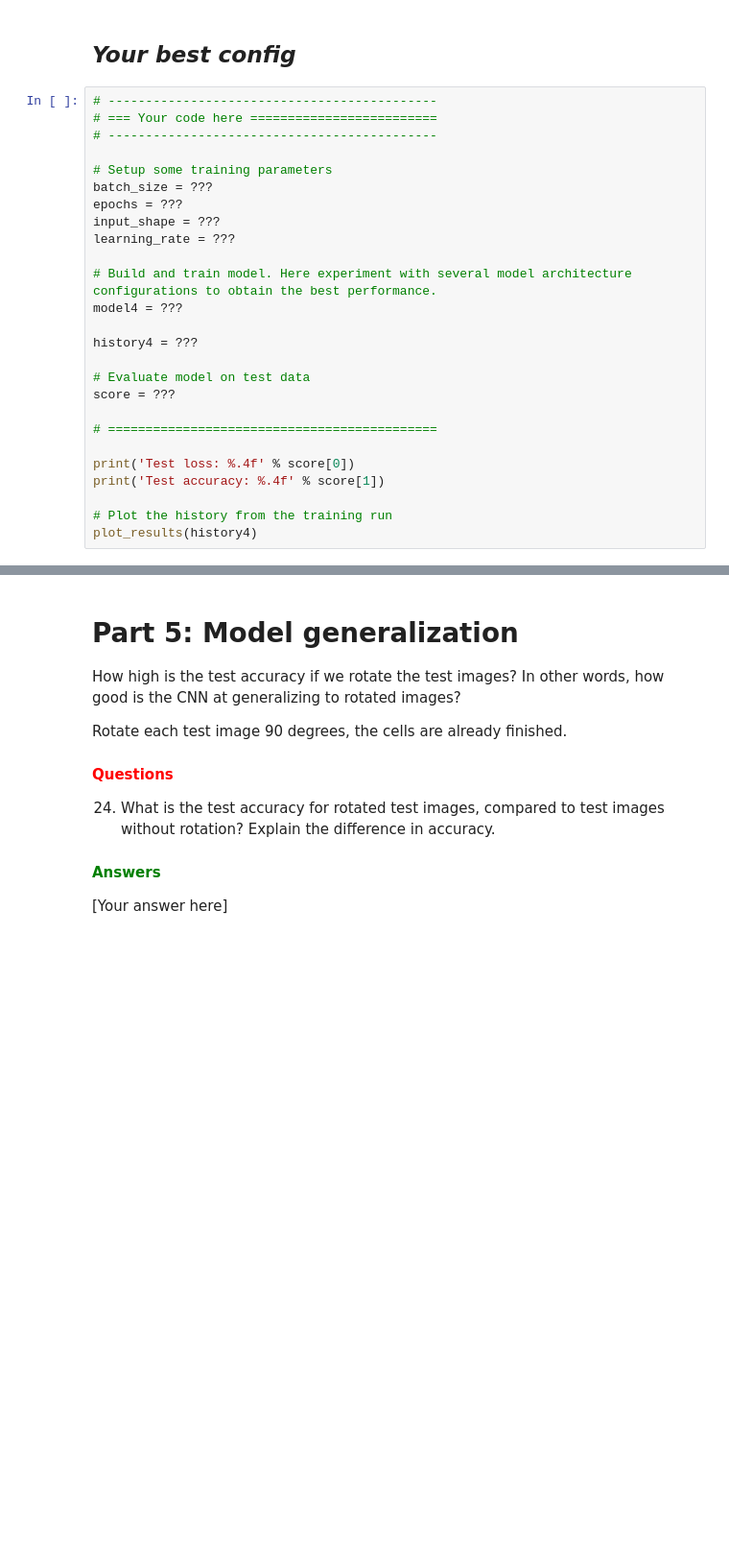
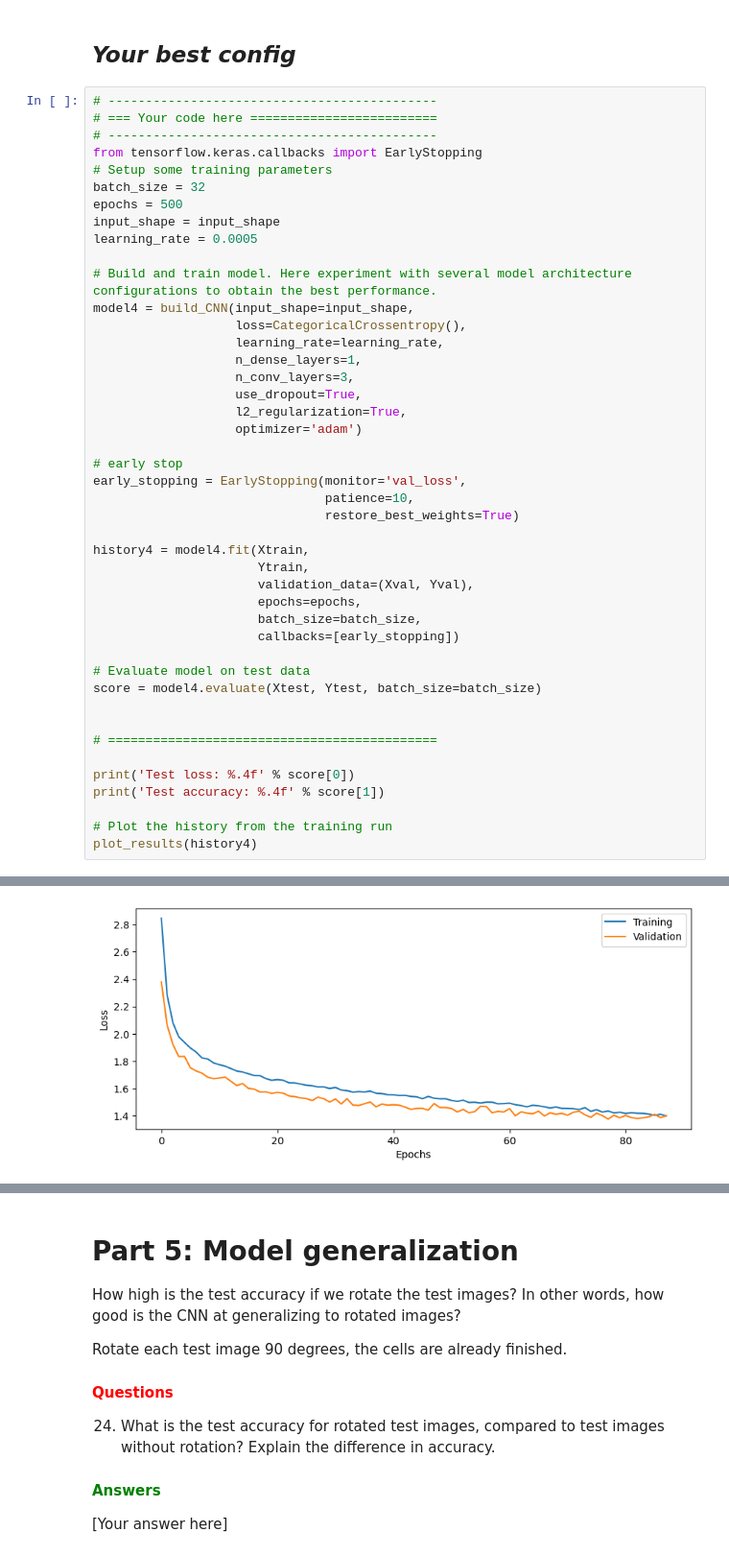
Before and after one commit to path2morepro/DeepLearning, a Jupyter notebook: 3_CNN/CNN_Lab.ipynb, the cells around one changed output, grey strips where cells are left out. Shown at 96% size. Drawn from its saved outputs; the diff is of its cells as text; blank space fills up the shorter version.

```diff
--- a/3_CNN/CNN_Lab.ipynb
+++ b/3_CNN/CNN_Lab.ipynb
@@ -511,20 +763,38 @@ You have now seen the basic building blocks of a 2D CNN. To further improve perf
 # --------------------------------------------
 # === Your code here =========================
 # --------------------------------------------
-
+from tensorflow.keras.callbacks import EarlyStopping
 # Setup some training parameters
-batch_size = ???
-epochs = ???
-input_shape = ???
-learning_rate = ???
+batch_size = 32
+epochs = 500
+input_shape = input_shape
+learning_rate = 0.0005
 
 # Build and train model. Here experiment with several model architecture configurations to obtain the best performance.
-model4 = ???
+model4 = build_CNN(input_shape=input_shape,
+                   loss=CategoricalCrossentropy(),
+                   learning_rate=learning_rate,
+                   n_dense_layers=1,
+                   n_conv_layers=3,
+                   use_dropout=True,
+                   l2_regularization=True,
+                   optimizer='adam')
 
-history4 = ???
+# early stop
+early_stopping = EarlyStopping(monitor='val_loss',
+                               patience=10,
+                               restore_best_weights=True)
+
+history4 = model4.fit(Xtrain,
+                      Ytrain,
+                      validation_data=(Xval, Yval),
+                      epochs=epochs,
+                      batch_size=batch_size,
+                      callbacks=[early_stopping])
 
 # Evaluate model on test data
-score = ???
+score = model4.evaluate(Xtest, Ytest, batch_size=batch_size)
+
 
 # ============================================
 
@@ -533,3 +803,4 @@ print('Test accuracy: %.4f' % score[1])
 
 # Plot the history from the training run
 plot_results(history4)
+# %% [output]
@@ -535,0 +824 @@ plot_results(history4)
+[figure, added]
```
Also changed, not shown: parts of 25 cells of this notebook, 1 other file.
